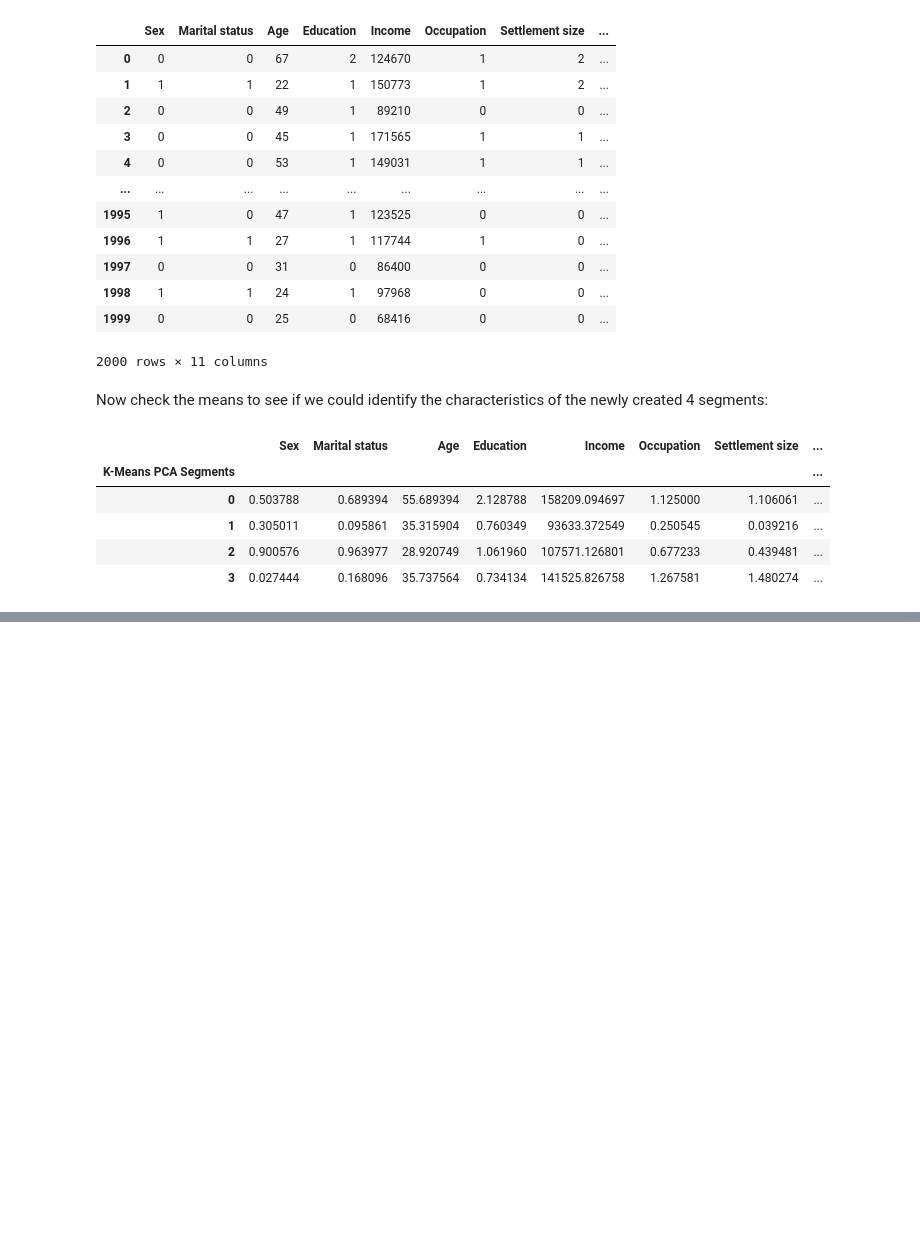
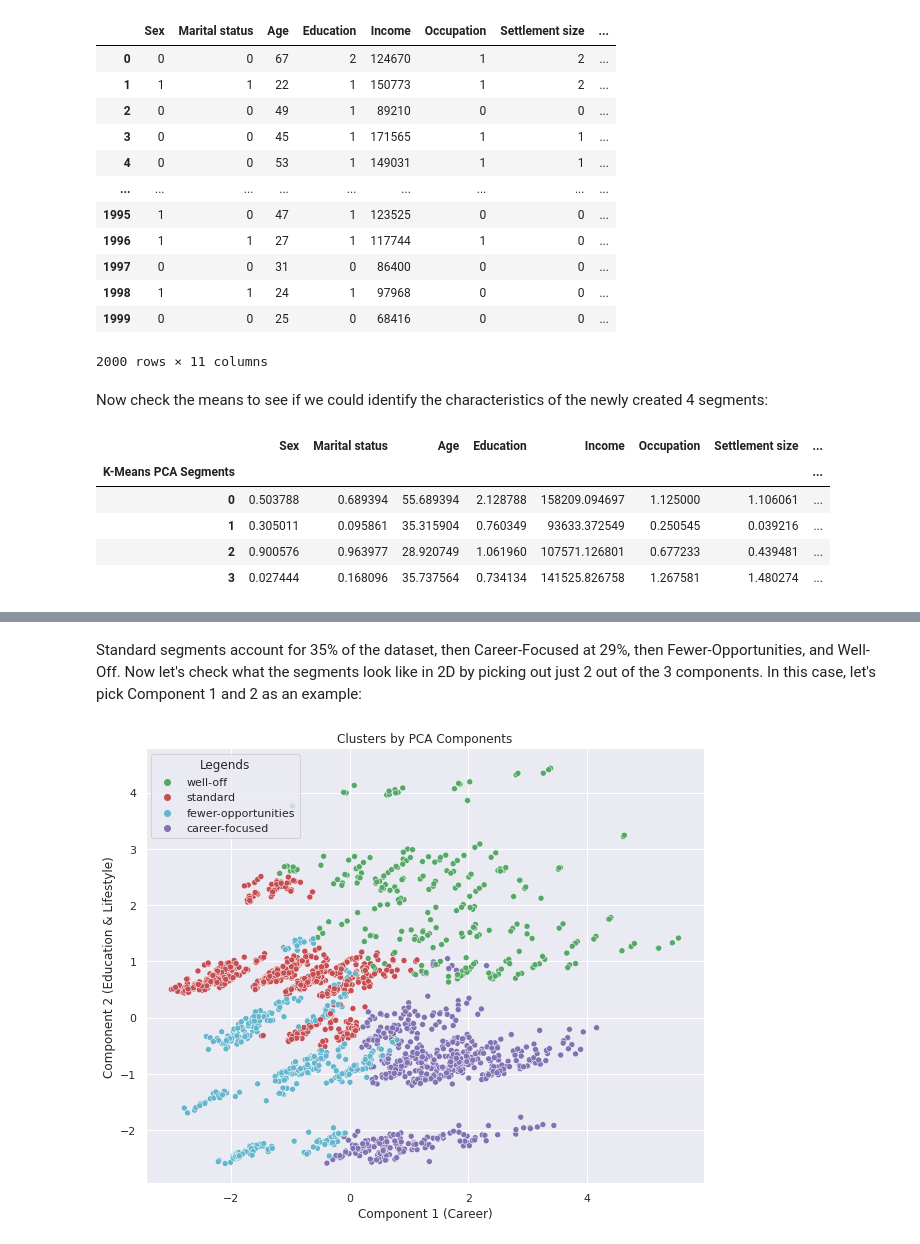
Before and after one commit to mihnguyen/udemy-customer-analytics, a Jupyter notebook: customer-segmentation/notebook_Customer_Segmentation.ipynb, the cells around one changed output, grey strips where cells are left out. Saved outputs shown, nothing was run; the diff lists cells and outputs as text; code cells hidden in the pictures; blank space fills up the shorter version.

```diff
--- a/customer-segmentation/notebook_Customer_Segmentation.ipynb
+++ b/customer-segmentation/notebook_Customer_Segmentation.ipynb
@@ -536,0 +563,17 @@ df_segm_pca_kmeans_freq
+# %% [markdown]
+Standard segments account for 35% of the dataset, then Career-Focused at 29%, then Fewer-Opportunities, and Well-Off.
+Now let's check what the segments look like in 2D by picking out just 2 out of the 3 components. In this case, let's pick Component 1 and 2 as an example:
+# %%
+df_segm_pca_kmeans['Legends'] = df_segm_pca_kmeans['K-Means PCA Segments'].map({0: 'well-off',
+                                                                                1: 'fewer-opportunities',
+                                                                                2: 'standard',
+                                                                                3: 'career-focused'})
+
+x_axis = df_segm_pca_kmeans['Component 1 (Career)']
+y_axis = df_segm_pca_kmeans['Component 2 (Education & Lifestyle)']
+plt.figure(figsize = (10, 8))
+sns.scatterplot(x_axis, y_axis, hue = df_segm_pca_kmeans['Legends'], palette = ['g', 'r', 'c', 'm'])
+plt.title('Clusters by PCA Components')
+plt.show()
+# %% [output]
+[figure, added]
```
Also changed, not shown: parts of 6 cells of this notebook.
